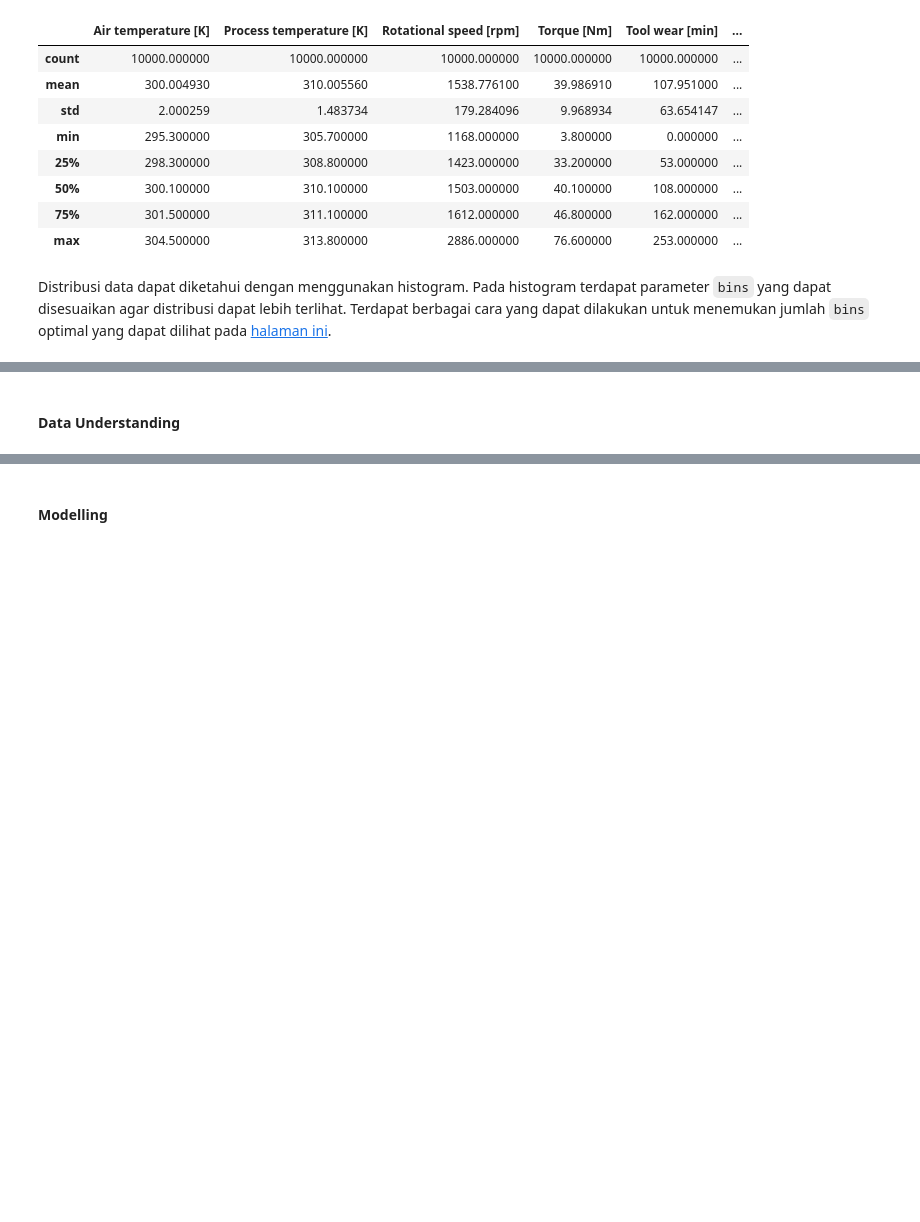
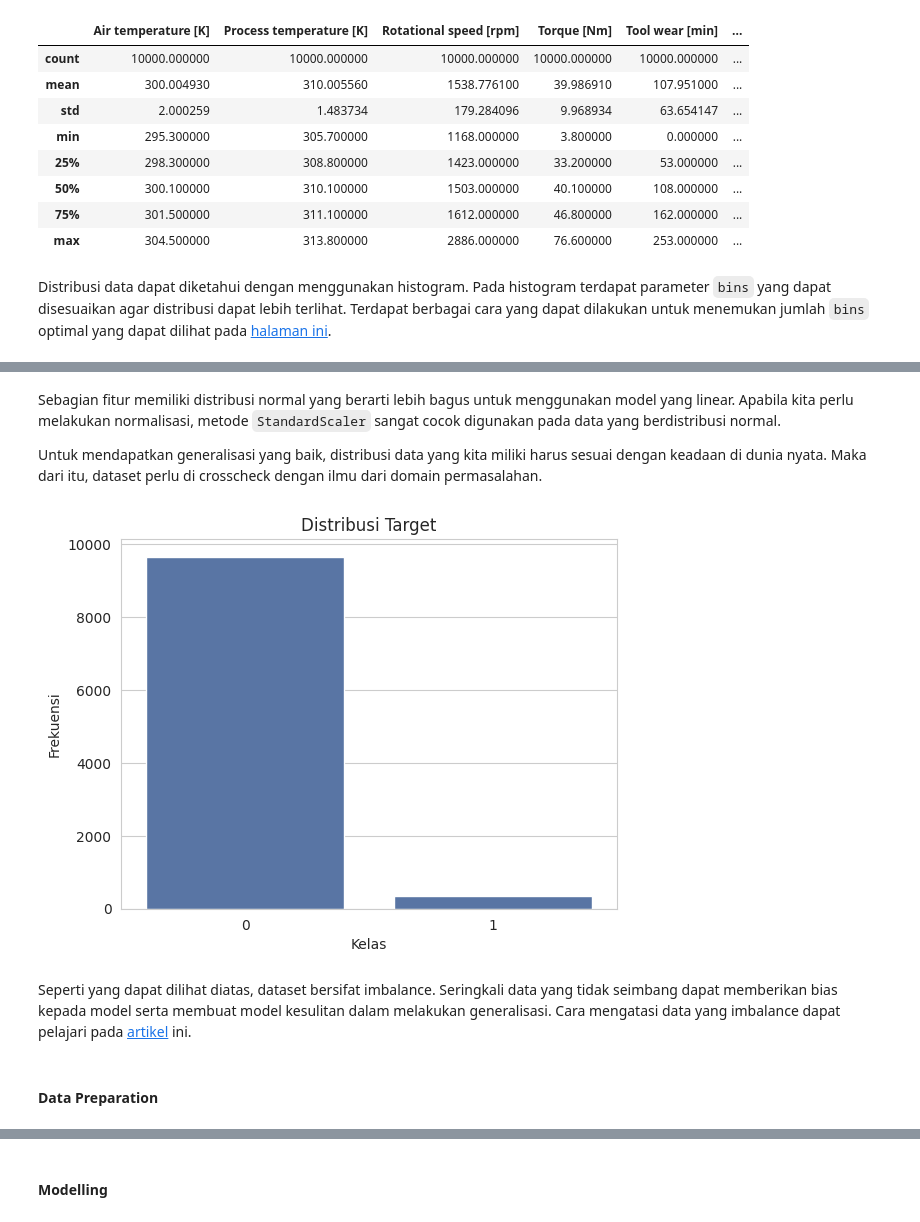
Before and after one commit to Algoritma-dan-Pemrograman-ITS/modul-pkt, a Jupyter notebook: Materi 4 Klasifikasi/Materi_Pelatihan_Pupuk_Kaltim_Klasifikasi.ipynb, the cells around one changed output, grey strips where cells are left out. Cells and saved outputs as stored; diff of their text form; code cells hidden in the pictures; blank space fills up the shorter version.

```diff
--- a/Materi 4 Klasifikasi/Materi_Pelatihan_Pupuk_Kaltim_Klasifikasi.ipynb
+++ b/Materi 4 Klasifikasi/Materi_Pelatihan_Pupuk_Kaltim_Klasifikasi.ipynb
@@ -163,2 +270,17 @@ plt.show()
+# %% [markdown]
+Sebagian fitur memiliki distribusi normal yang berarti lebih bagus untuk menggunakan model yang linear. Apabila kita perlu melakukan normalisasi, metode `StandardScaler` sangat cocok digunakan pada data yang berdistribusi normal.
+
+Untuk mendapatkan generalisasi yang baik, distribusi data yang kita miliki harus sesuai dengan keadaan di dunia nyata. Maka dari itu, dataset perlu di crosscheck dengan ilmu dari domain permasalahan.
+# %%
+sns.countplot(x='Target', data=df)
+sns.set_palette('deep')
+plt.title('Distribusi Target')
+plt.xlabel('Kelas')
+plt.ylabel('Frekuensi')
+plt.show()
+# %% [output]
+[figure, added]
+# %% [markdown]
+Seperti yang dapat dilihat diatas, dataset bersifat imbalance. Seringkali data yang tidak seimbang dapat memberikan bias kepada model serta membuat model kesulitan dalam melakukan generalisasi. Cara mengatasi data yang imbalance dapat pelajari pada [artikel](https://www.turintech.ai/what-is-imbalanced-data-and-how-to-handle-it) ini.
 # %% [markdown]
-#### Data Understanding
+#### Data Preparation
```
Also changed, not shown: parts of 126 cells of this notebook.
